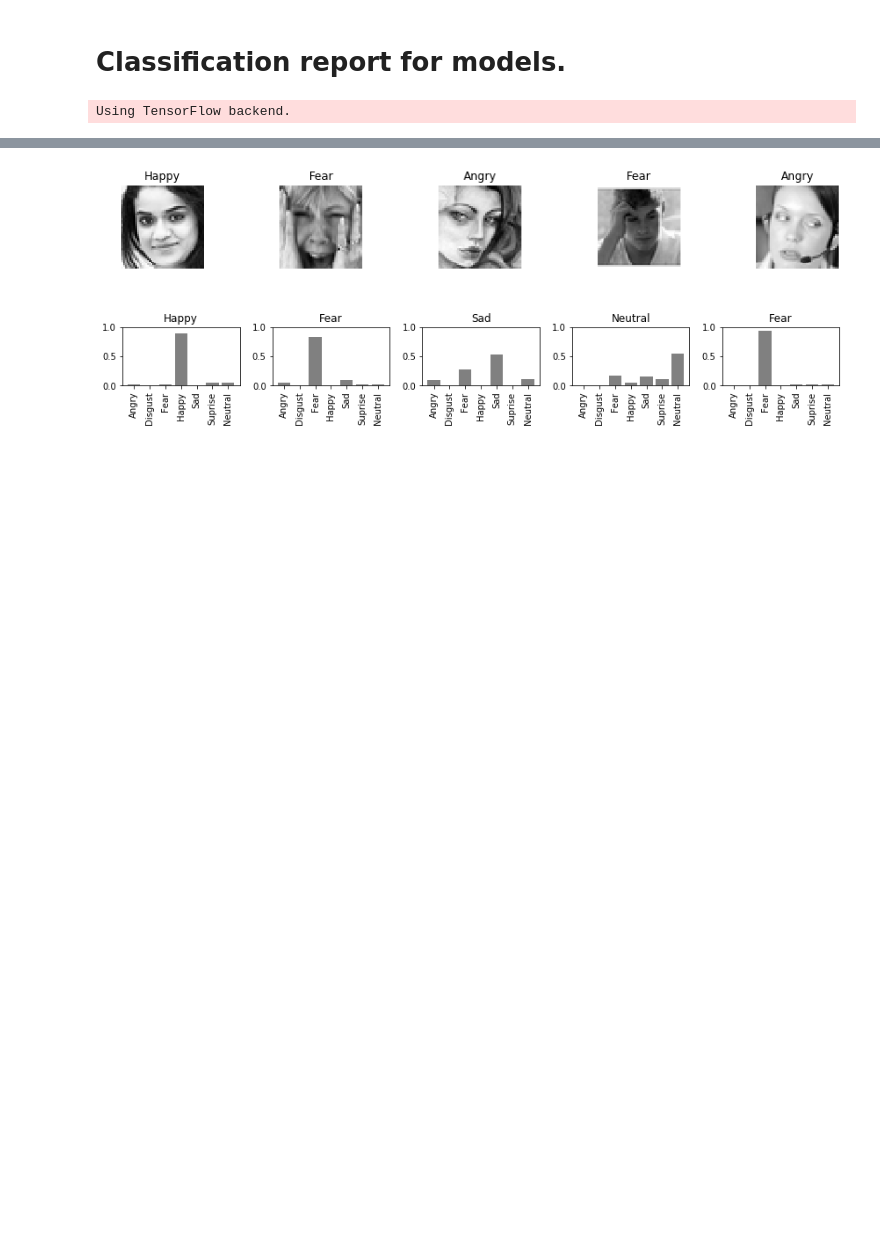
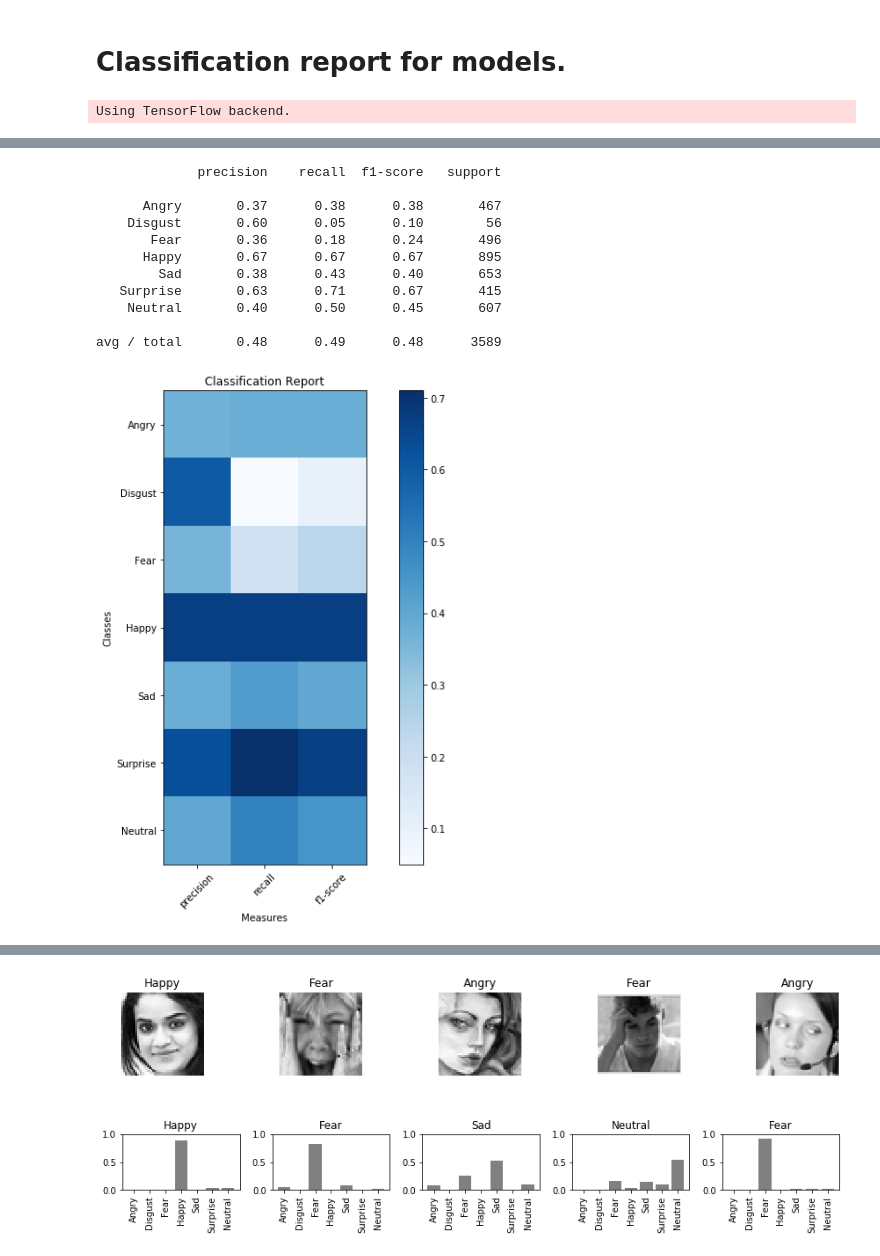
Before and after one commit to ambatirahul/Deep-learning, a Jupyter notebook: ClassificationReport/ClassificationReport.ipynb, the cells around one changed output, grey strips where cells are left out. Drawn from its saved outputs; the diff is of its cells as text; code cells hidden in the pictures; blank space fills up the shorter version.

```diff
--- a/ClassificationReport/ClassificationReport.ipynb
+++ b/ClassificationReport/ClassificationReport.ipynb
@@ -114 +129,16 @@ def plot_confusion_matrix(cm, show_cm=False, title='Confusion Matrix'):
+# %%
+plot_classification_report(base_cr, True)
+# %% [output]
+             precision    recall  f1-score   support
+
+      Angry       0.37      0.38      0.38       467
+    Disgust       0.60      0.05      0.10        56
+       Fear       0.36      0.18      0.24       496
+      Happy       0.67      0.67      0.67       895
+        Sad       0.38      0.43      0.40       653
+   Surprise       0.63      0.71      0.67       415
+    Neutral       0.40      0.50      0.45       607
+
+avg / total       0.48      0.49      0.48      3589
+[figure, added]
 # %%
```
Also changed, not shown: parts of 14 cells of this notebook.
